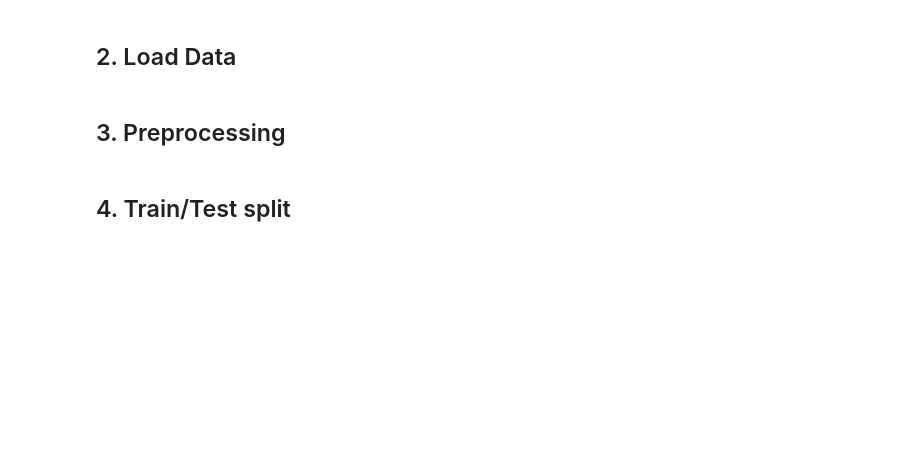
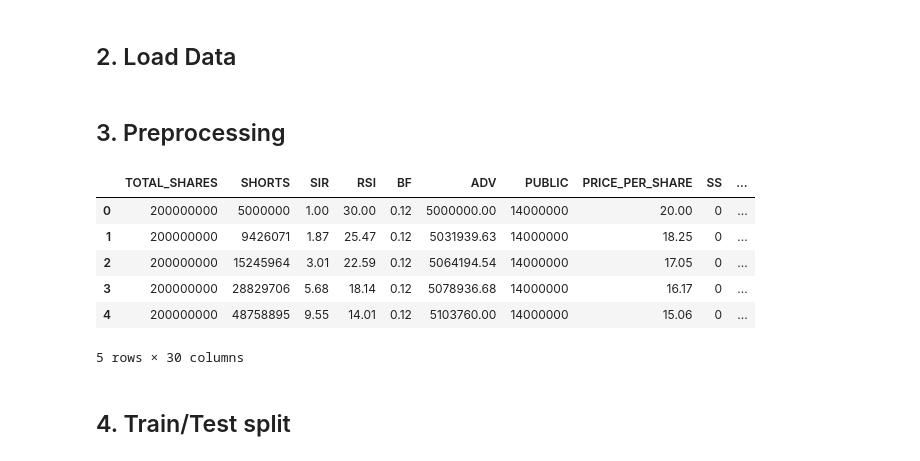
Before and after one commit to HardyUnine/ML_Project, a Jupyter notebook: model.ipynb, the cells around one changed output. Drawn from its saved outputs; the diff is of its cells as text; code cells hidden in the pictures; blank space fills up the shorter version.

```diff
--- a/model.ipynb
+++ b/model.ipynb
@@ -63,17 +63,26 @@ def add_features(df):
 # %%
 # Process all CSVs from GitHub
 all_dfs = []
 for url in csv_urls:
     df = pd.read_csv(url)
     df = add_features(df)
     all_dfs.append(df)
 
 # Combine into one DataFrame
 combined_df = pd.concat(all_dfs, ignore_index=True)
 combined_df = combined_df.sort_values(by=['COMPANY_NAME', 'DAY']).reset_index(drop=True)
 
 combined_df.shape
 combined_df.drop(["COMPANY_NAME", "TICKER", "DAY"], axis=1, inplace=True)
+combined_df.head()
+# %% [output]
+|  | TOTAL_SHARES | SHORTS | SIR | RSI | BF | ADV | PUBLIC | PRICE_PER_SHARE | SS | ... |
+| 0 | 200000000 | 5000000 | 1.00 | 30.00 | 0.12 | 5000000.00 | 14000000 | 20.00 | 0 | ... |
+| 1 | 200000000 | 9426071 | 1.87 | 25.47 | 0.12 | 5031939.63 | 14000000 | 18.25 | 0 | ... |
+| 2 | 200000000 | 15245964 | 3.01 | 22.59 | 0.12 | 5064194.54 | 14000000 | 17.05 | 0 | ... |
+| 3 | 200000000 | 28829706 | 5.68 | 18.14 | 0.12 | 5078936.68 | 14000000 | 16.17 | 0 | ... |
+| 4 | 200000000 | 48758895 | 9.55 | 14.01 | 0.12 | 5103760.00 | 14000000 | 15.06 | 0 | ... |
+5 rows × 30 columns
 # %% [markdown]
 ## 4. Train/Test split
 # %%
```
Also changed, not shown: parts of 28 cells of this notebook.
